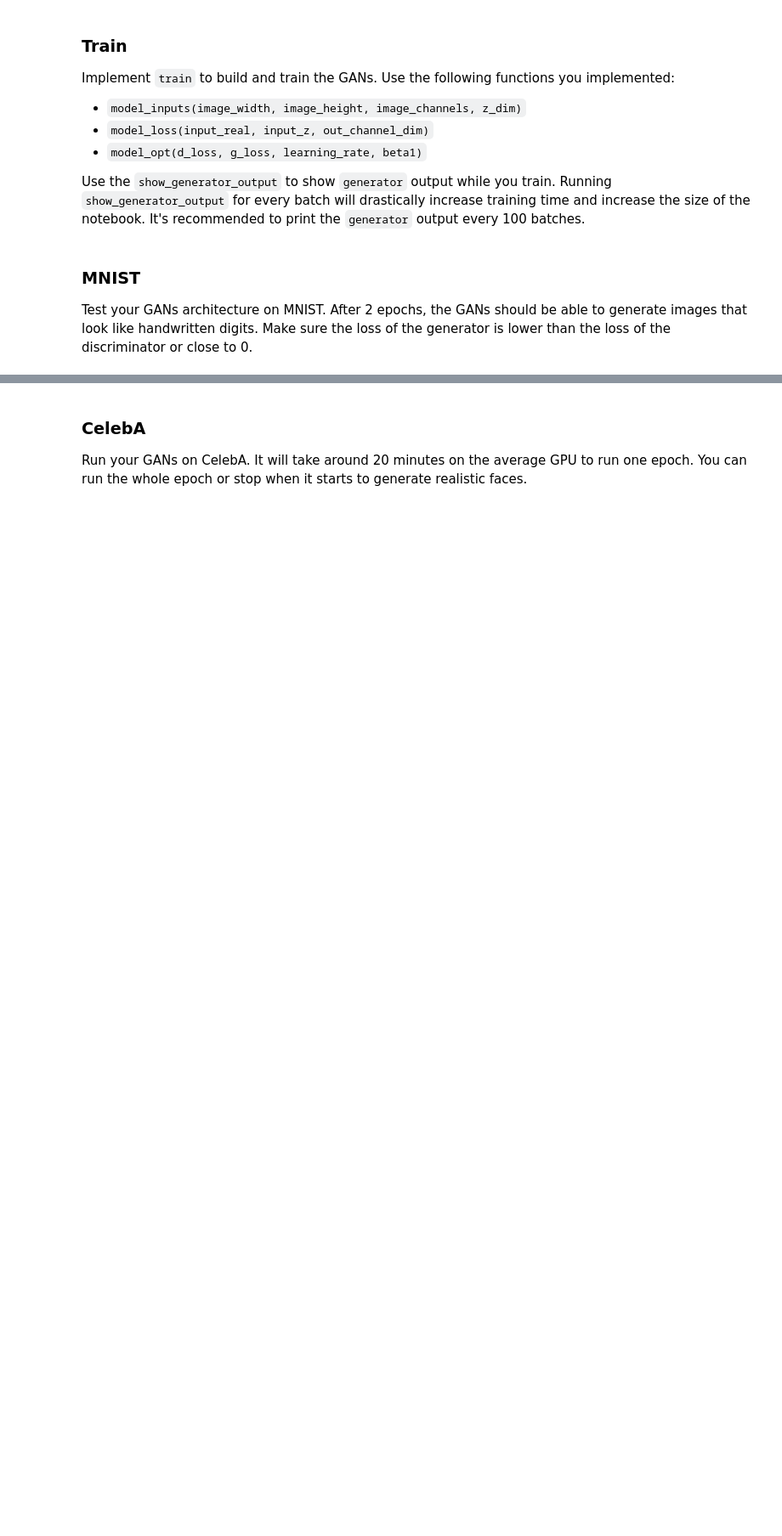
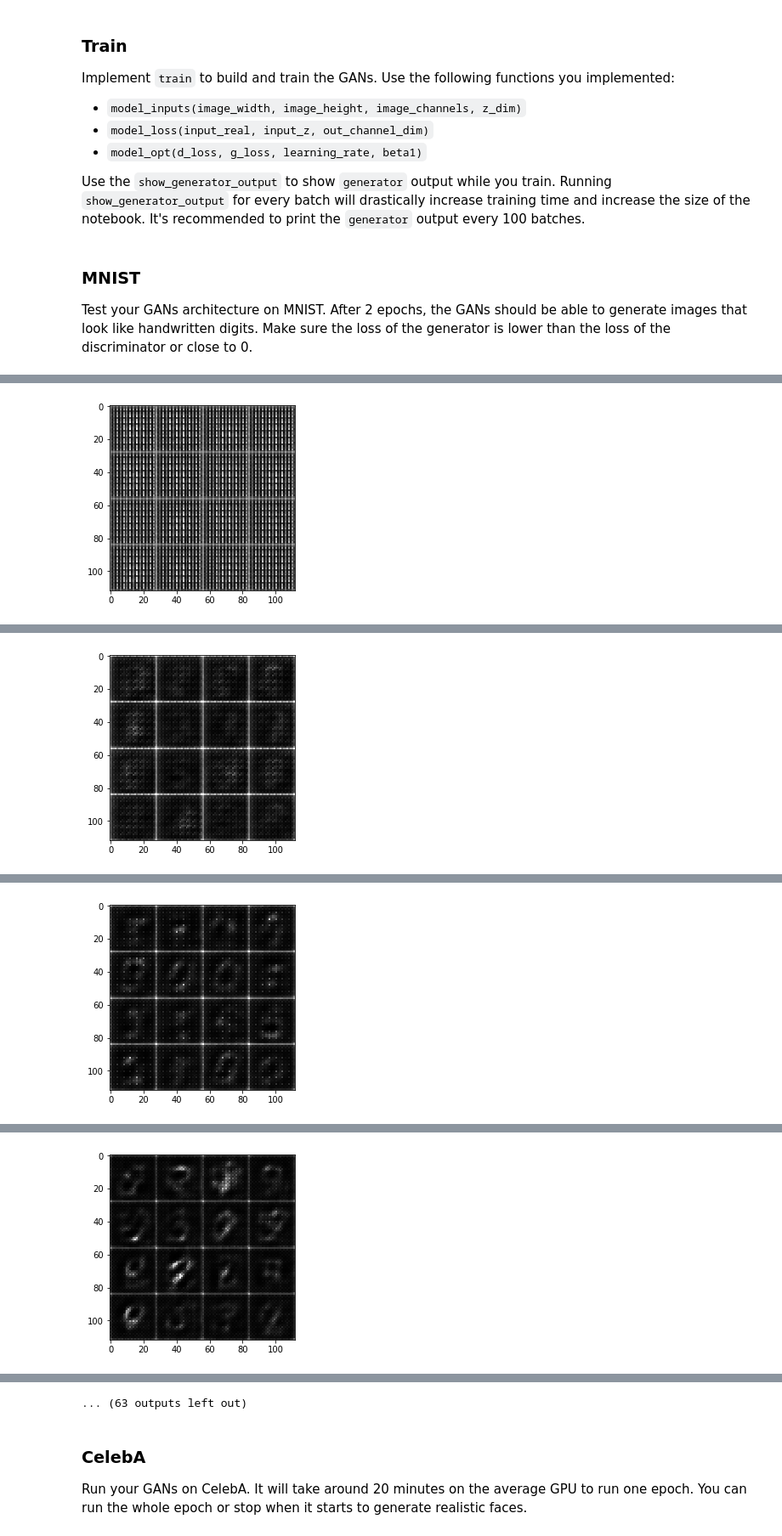
Before and after one commit to dwarfer7634/udacity_dlnd, a Jupyter notebook: dlnd_face_generation/dlnd_face_generation.ipynb, the cells around one changed output, grey strips where cells are left out. Shown at 85% size. Saved outputs shown, nothing was run; the diff lists cells and outputs as text; code cells hidden in the pictures; blank space fills up the shorter version.

```diff
--- a/dlnd_face_generation/dlnd_face_generation.ipynb
+++ b/dlnd_face_generation/dlnd_face_generation.ipynb
@@ -234,7 +229,7 @@ Implement `model_loss` to build the GANs for training and calculate the loss.  T
 - `discriminator(images, reuse=False)`
 - `generator(z, out_channel_dim, is_train=True)`
 # %%
-def model_loss(input_real, input_z, out_channel_dim, alpha=0.2):
+def model_loss(input_real, input_z, out_channel_dim, alpha=0.2, smoothing_rate=0.1):
     """
     Get the loss for the discriminator and generator
     :param input_real: Images from the real dataset
@@ -248,7 +243,7 @@ def model_loss(input_real, input_z, out_channel_dim, alpha=0.2):
     d_model_fake, d_logits_fake = discriminator(g_model, reuse=True, alpha=alpha)
 
     d_loss_real = tf.reduce_mean(
-        tf.nn.sigmoid_cross_entropy_with_logits(logits=d_logits_real, labels=tf.ones_like(d_model_real)))
+        tf.nn.sigmoid_cross_entropy_with_logits(logits=d_logits_real, labels=tf.ones_like(d_model_real) * (1 - smoothing_rate)))
     d_loss_fake = tf.reduce_mean(
         tf.nn.sigmoid_cross_entropy_with_logits(logits=d_logits_fake, labels=tf.zeros_like(d_model_fake)))
     g_loss = tf.reduce_mean(
@@ -339,7 +334,7 @@ Implement `train` to build and train the GANs.  Use the following functions you
 Use the `show_generator_output` to show `generator` output while you train. Running `show_generator_output` for every batch will drastically increase training time and increase the size of the notebook.  It's recommended to print the `generator` output every 100 batches.
 # %%
 def train(epoch_count, batch_size, z_dim, learning_rate, beta1, get_batches, data_shape,
-          data_image_mode, print_every=10, show_every=100):
+          data_image_mode):
     """
     Train the GAN
     :param epoch_count: Number of epochs
@@ -352,9 +347,12 @@ def train(epoch_count, batch_size, z_dim, learning_rate, beta1, get_batches, dat
     :param data_image_mode: The image mode to use for images ("RGB" or "L")
     """
     # TODO: Build Model
-    input_real, input_z, ph_learning_rate = model_inputs(data_shape[1], data_shape[2], data_shape[3], z_dim)
+    print_every=10
+    show_every=50
+    n_samples, width, height, channels = data_shape
+    input_real, input_z, learn_rate = model_inputs(width, height, channels, z_dim)
     d_loss, g_loss = model_loss(input_real, input_z, data_shape[3])
-    d_train_opt, g_train_opt = model_opt(d_loss, g_loss, learning_rate, beta1)
+    d_train_opt, g_train_opt = model_opt(d_loss, g_loss, learn_rate, beta1)
 
     samples, losses = [], []
     steps = 0
@@ -371,31 +369,28 @@ def train(epoch_count, batch_size, z_dim, learning_rate, beta1, get_batches, dat
                 batch_images = batch_images * 2.0 # rescate from [-0.5, 0.5] to [-1, 1]
 
                 #Run optimizers
-                _ = sess.run(d_train_opt, feed_dict={input_real:batch_images, input_z:batch_z, ph_learning_rate:learning_rate})
-                _ = sess.run(g_train_opt, feed_dict={input_z:batch_z, ph_learning_rate:learning_rate})
+                _ = sess.run(d_train_opt, feed_dict={input_real: batch_images, input_z: batch_z, learn_rate: learning_rate})
+                _ = sess.run(g_train_opt, feed_dict={input_real: batch_images, input_z: batch_z, learn_rate: learning_rate})
+
+                if steps % show_every == 0:
+                    n_images = 16
+                    show_generator_output(sess, n_images, input_z, channels, data_image_mode)
 
                 if steps % print_every == 0:
-                    # At the end of each epoch, get the losses and print them out
-                    train_loss_d = d_loss.eval({input_z: batch_z, input_real: batch_images, ph_learning_rate: learning_rate})
-                    train_loss_g = g_loss.eval({input_z: batch_z, ph_learning_rate: learning_rate})
+                    train_loss_d = d_loss.eval({input_z: batch_z, input_real: batch_images})
+                    train_loss_g = g_loss.eval({input_z: batch_z})
 
-                    print("Epoch {}/{}...".format(epoch_i+1, epochs),
+                    print("Epoch {}/{}...".format(epoch_i, epoch_count),
                           "Discriminator Loss: {:.4f}...".format(train_loss_d),
                           "Generator Loss: {:.4f}".format(train_loss_g))
-                    # Save losses to view after training
-                    losses.append((train_loss_d, train_loss_g))
-
-                if steps % show_every == 0:
-                    show_generator_output(sess, 16, input_z, data_shape[3], data_image_mode)
 # %% [markdown]
 ### MNIST
 Test your GANs architecture on MNIST.  After 2 epochs, the GANs should be able to generate images that look like handwritten digits.  Make sure the loss of the generator is lower than the loss of the discriminator or close to 0.
 # %%
-batch_size = 128
+batch_size = 64
 z_dim = 100
-learning_rate = 0.00001
-beta1 = 0.5
-
+learning_rate = 0.0001
+beta1 = 0.4
 
 """
 DON'T MODIFY ANYTHING IN THIS CELL THAT IS BELOW THIS LINE
@@ -406,3 +401,4 @@ mnist_dataset = helper.Dataset('mnist', glob(os.path.join(data_dir, 'mnist/*.jpg
 with tf.Graph().as_default():
     train(epochs, batch_size, z_dim, learning_rate, beta1, mnist_dataset.get_batches,
           mnist_dataset.shape, mnist_dataset.image_mode)
+# %% [output]
@@ -408,0 +409 @@ with tf.Graph().as_default():
+[figure, added]
@@ -408,0 +415 @@ with tf.Graph().as_default():
+[figure, added]
@@ -408,0 +421 @@ with tf.Graph().as_default():
+[figure, added]
@@ -408,0 +427 @@ with tf.Graph().as_default():
+[figure, added]
@@ -409,3 +440,4 @@ with tf.Graph().as_default():
+... (63 outputs left out)
 # %% [markdown]
 ### CelebA
 Run your GANs on CelebA.  It will take around 20 minutes on the average GPU to run one epoch.  You can run the whole epoch or stop when it starts to generate realistic faces.
```
Also changed, not shown: parts of 9 cells of this notebook.
